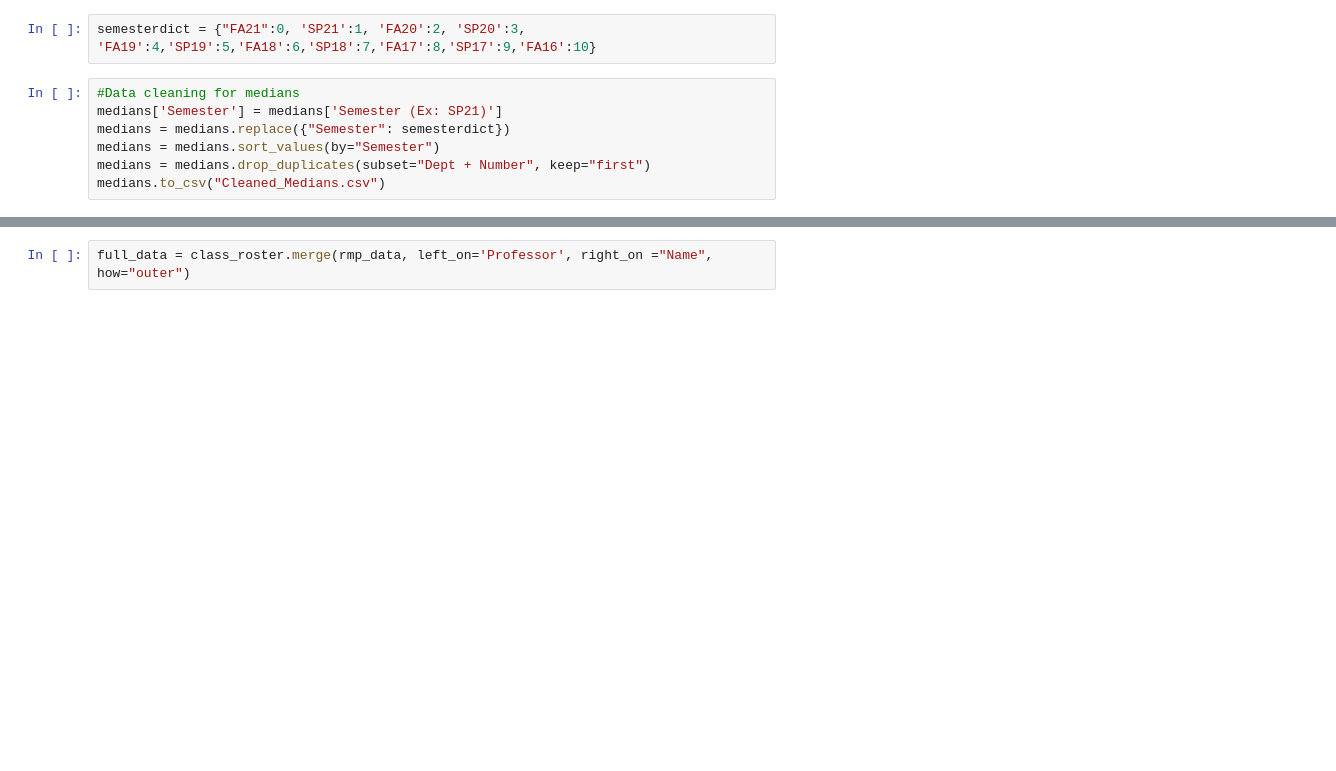
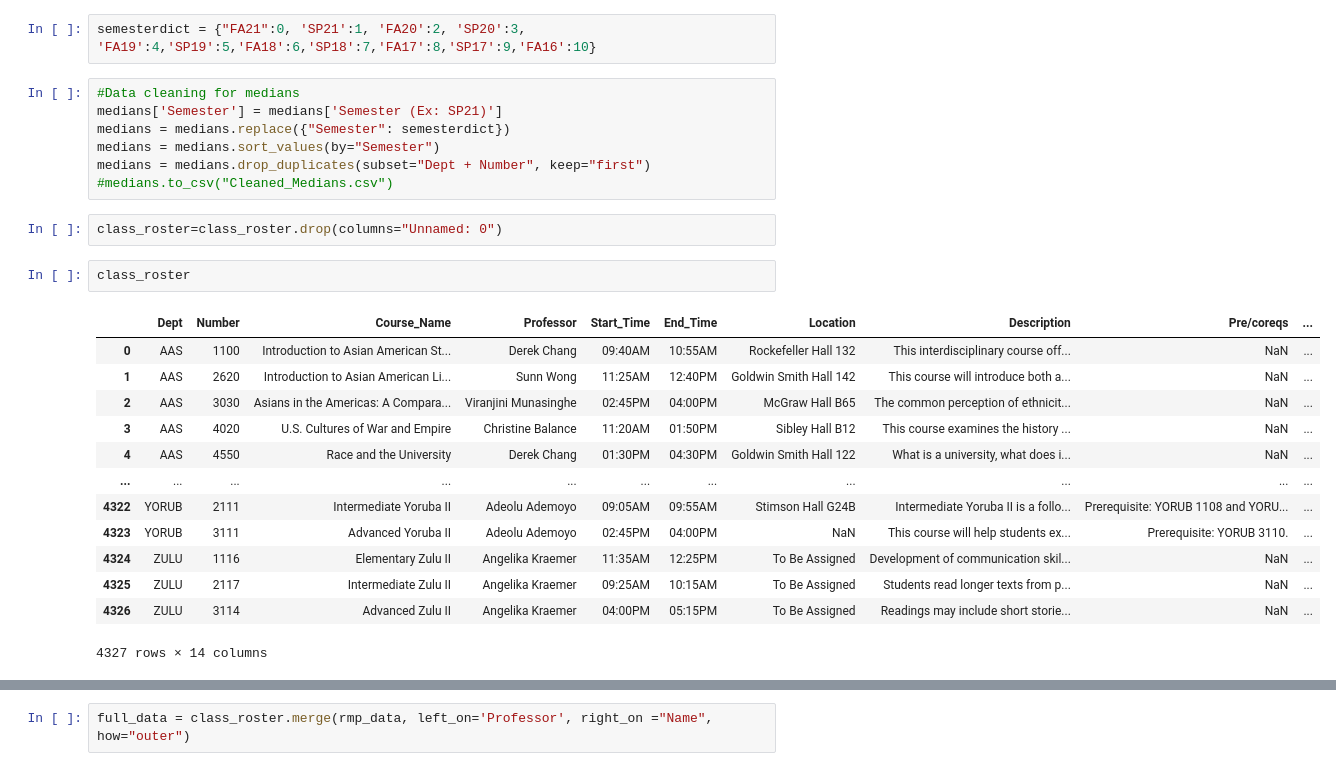
Before and after one commit to CornellDataScience/Class-Visualizer, a Jupyter notebook: precoMergeRMP.ipynb, the cells around one changed output, grey strips where cells are left out. Saved outputs shown, nothing was run; the diff lists cells and outputs as text; blank space fills up the shorter version.

```diff
--- a/precoMergeRMP.ipynb
+++ b/precoMergeRMP.ipynb
@@ -13,4 +13,22 @@ medians['Semester'] = medians['Semester (Ex: SP21)']
 medians = medians.replace({"Semester": semesterdict})
 medians = medians.sort_values(by="Semester")
 medians = medians.drop_duplicates(subset="Dept + Number", keep="first")
-medians.to_csv("Cleaned_Medians.csv")
+#medians.to_csv("Cleaned_Medians.csv")
+# %%
+class_roster=class_roster.drop(columns="Unnamed: 0")
+# %%
+class_roster
+# %% [output]
+|  | Dept | Number | Course_Name | Professor | Start_Time | End_Time | Location | Description | Pre/coreqs | ... |
+| 0 | AAS | 1100 | Introduction to Asian American St... | Derek Chang | 09:40AM | 10:55AM | Rockefeller Hall 132 | This interdisciplinary course off... | NaN | ... |
+| 1 | AAS | 2620 | Introduction to Asian American Li... | Sunn Wong | 11:25AM | 12:40PM | Goldwin Smith Hall 142 | This course will introduce both a... | NaN | ... |
+| 2 | AAS | 3030 | Asians in the Americas: A Compara... | Viranjini Munasinghe | 02:45PM | 04:00PM | McGraw Hall B65 | The common perception of ethnicit... | NaN | ... |
+| 3 | AAS | 4020 | U.S. Cultures of War and Empire | Christine Balance | 11:20AM | 01:50PM | Sibley Hall B12 | This course examines the history ... | NaN | ... |
+| 4 | AAS | 4550 | Race and the University | Derek Chang | 01:30PM | 04:30PM | Goldwin Smith Hall 122 | What is a university, what does i... | NaN | ... |
+| ... | ... | ... | ... | ... | ... | ... | ... | ... | ... | ... |
+| 4322 | YORUB | 2111 | Intermediate Yoruba II | Adeolu Ademoyo | 09:05AM | 09:55AM | Stimson Hall G24B | Intermediate Yoruba II is a follo... | Prerequisite: YORUB 1108 and YORU... | ... |
+| 4323 | YORUB | 3111 | Advanced Yoruba II | Adeolu Ademoyo | 02:45PM | 04:00PM | NaN | This course will help students ex... | Prerequisite: YORUB 3110. | ... |
+| 4324 | ZULU | 1116 | Elementary Zulu II | Angelika Kraemer | 11:35AM | 12:25PM | To Be Assigned | Development of communication skil... | NaN | ... |
+| 4325 | ZULU | 2117 | Intermediate Zulu II | Angelika Kraemer | 09:25AM | 10:15AM | To Be Assigned | Students read longer texts from p... | NaN | ... |
+| 4326 | ZULU | 3114 | Advanced Zulu II | Angelika Kraemer | 04:00PM | 05:15PM | To Be Assigned | Readings may include short storie... | NaN | ... |
+4327 rows × 14 columns
```
Also changed, not shown: parts of 12 cells of this notebook, 5 other files.
